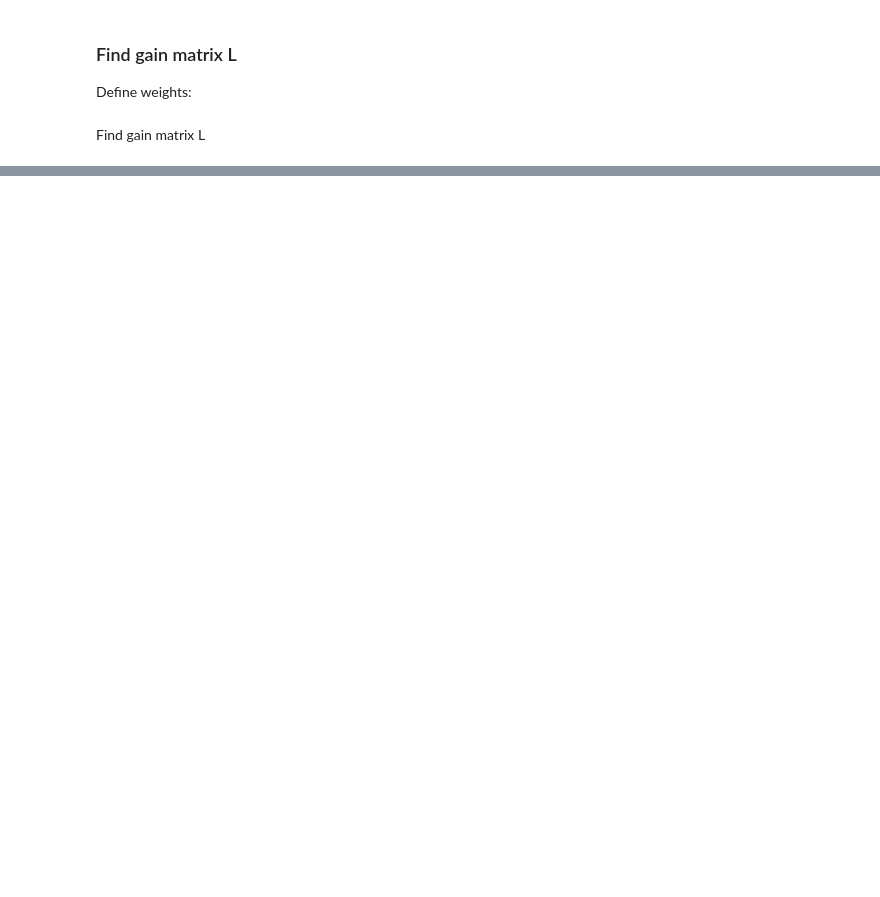
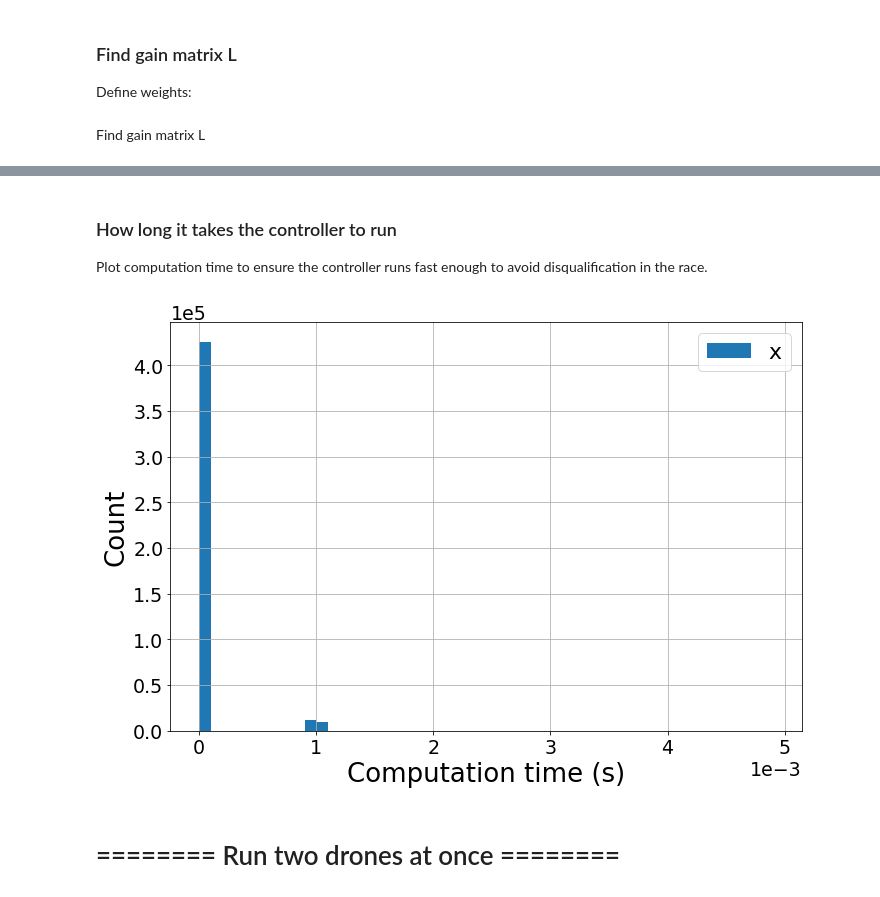
Before and after one commit to TheHosen/ae353-sp22, a Jupyter notebook: projects/04_drone/DP4.ipynb, the cells around one changed output, grey strips where cells are left out. Drawn from its saved outputs; the diff is of its cells as text; code cells hidden in the pictures; blank space fills up the shorter version.

```diff
--- a/projects/04_drone/DP4.ipynb
+++ b/projects/04_drone/DP4.ipynb
@@ -700,0 +869,29 @@ simulator.set_rules(
+# %% [markdown]
+### How long it takes the controller to run
+
+Plot computation time to ensure the controller runs fast enough to avoid disqualification in the race.
+# %%
+#Creating histogram
+fig, ax = plt.subplots(figsize =(10, 7))
+ax.hist(run_time, bins = np.arange(0, 0.005, .0001), label = ['x', 'y', 'z'])
+ax.set_xlabel("Computation time (s)", fontsize=26)
+ax.set_ylabel("Count", fontsize=26)
+ax.tick_params(labelsize=19)
+ax.ticklabel_format(style='scientific', scilimits=(0, 0))
+ax.yaxis.offsetText.set_fontsize(19)
+ax.xaxis.offsetText.set_fontsize(19)
+
+#legend and grid to make it pretty
+ax.legend(loc='best', fontsize = 22)
+ax.grid()
+
+#force consistent figure size
+plt.rcParams.update({'figure.autolayout': True})
+fig.savefig('Computation.png', facecolor='white', transparent=False)
+
+# Show plot
+plt.show()
+# %% [output]
+[figure, added]
+# %% [markdown]
+# ======== Run two drones at once ========
```
Also changed, not shown: parts of 123 cells of this notebook.
